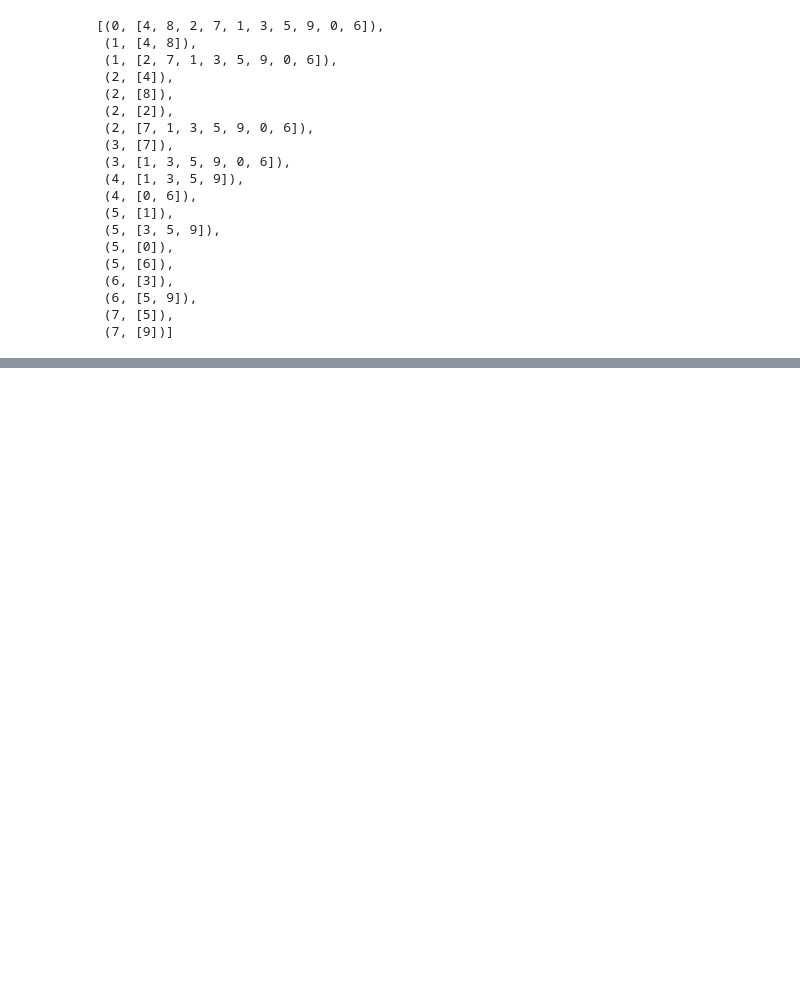
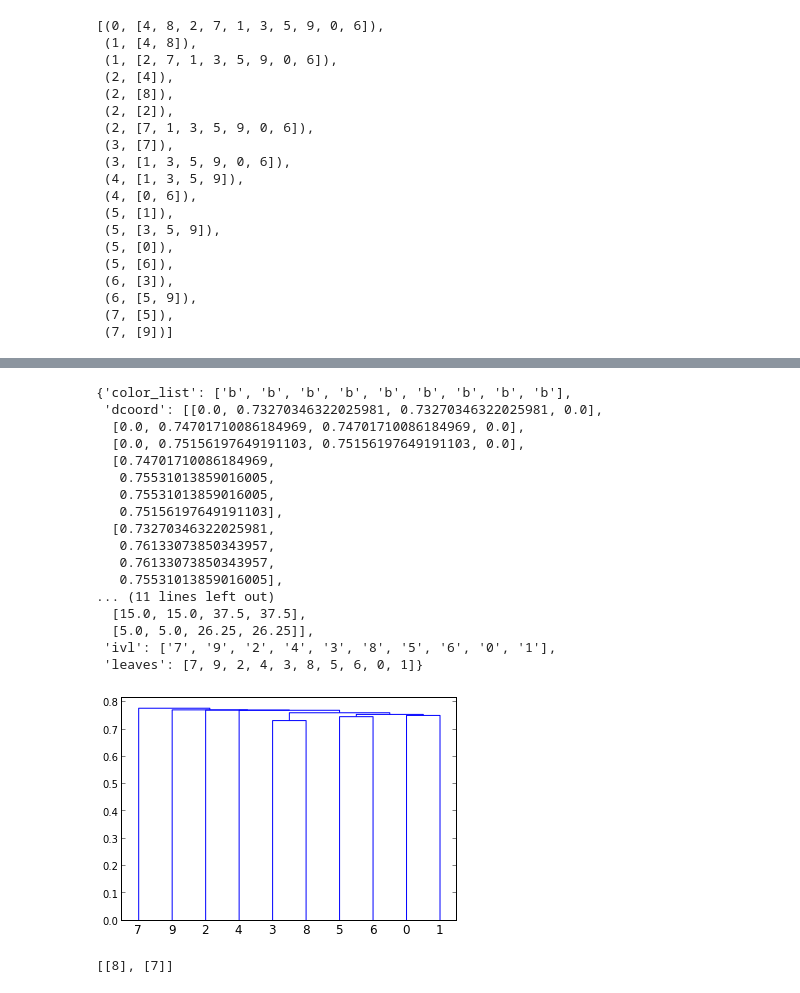
Before and after one commit to biobakery/halla_legacy, a Jupyter notebook: 22Jauary2014.ipynb, the cells around one changed output, grey strips where cells are left out. Drawn from its saved outputs; the diff is of its cells as text; code cells hidden in the pictures; blank space fills up the shorter version.

```diff
--- a/22Jauary2014.ipynb
+++ b/22Jauary2014.ipynb
@@ -157,0 +196,21 @@ lf1
+# %%
+halla.dendrogram( zY )
+# %% [output]
+{'color_list': ['b', 'b', 'b', 'b', 'b', 'b', 'b', 'b', 'b'],
+ 'dcoord': [[0.0, 0.73270346322025981, 0.73270346322025981, 0.0],
+  [0.0, 0.74701710086184969, 0.74701710086184969, 0.0],
+  [0.0, 0.75156197649191103, 0.75156197649191103, 0.0],
+  [0.74701710086184969,
+   0.75531013859016005,
+   0.75531013859016005,
+   0.75156197649191103],
+  [0.73270346322025981,
+   0.76133073850343957,
+   0.76133073850343957,
+   0.75531013859016005],
+... (11 lines left out)
+  [15.0, 15.0, 37.5, 37.5],
+  [5.0, 5.0, 26.25, 26.25]],
+ 'ivl': ['7', '9', '2', '4', '3', '8', '5', '6', '0', '1'],
+ 'leaves': [7, 9, 2, 4, 3, 8, 5, 6, 0, 1]}
+[figure, added]
@@ -157,0 +223,4 @@ lf1
+# %%
+[t[1] for t in lfH][1]
+# %% [output]
+[[8], [7]]
```
Also changed, not shown: parts of 13 cells of this notebook, 4 other files.
